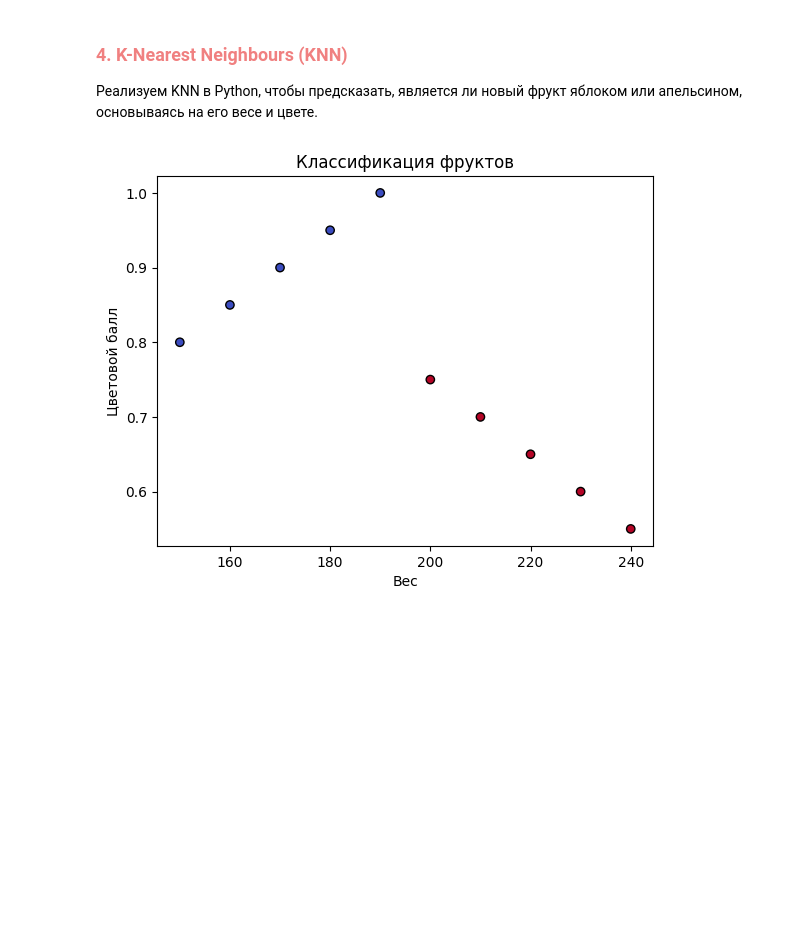
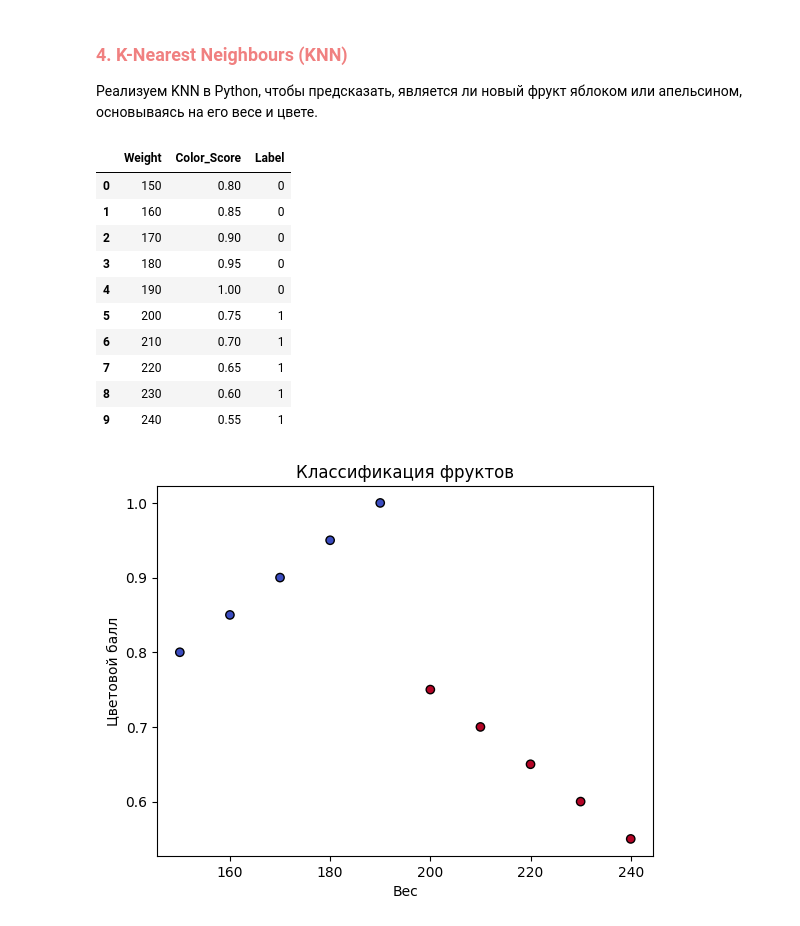
Before and after one commit to gggvitalii90/python_analytics_ich_120925, a Jupyter notebook: notebooks/Python for DA_L21_2-for_students.ipynb, the cells around one changed output. Saved outputs shown, nothing was run; the diff lists cells and outputs as text; code cells hidden in the pictures; blank space fills up the shorter version.

```diff
--- a/notebooks/Python for DA_L21_2-for_students.ipynb
+++ b/notebooks/Python for DA_L21_2-for_students.ipynb
@@ -218,11 +218,24 @@ from sklearn.neighbors import KNeighborsClassifier
 # %%
 # Создание примера набора данных
 data = {
     'Weight': [150, 160, 170, 180, 190, 200, 210, 220, 230, 240],
     'Color_Score': [0.8, 0.85, 0.9, 0.95, 1.0, 0.75, 0.7, 0.65, 0.6, 0.55],
     'Label': [0, 0, 0, 0, 0, 1, 1, 1, 1, 1] # 0 для яблока, 1 для апельсина
 }
 df = pd.DataFrame(data)
+df
+# %% [output]
+|  | Weight | Color_Score | Label |
+| 0 | 150 | 0.80 | 0 |
+| 1 | 160 | 0.85 | 0 |
+| 2 | 170 | 0.90 | 0 |
+| 3 | 180 | 0.95 | 0 |
+| 4 | 190 | 1.00 | 0 |
+| 5 | 200 | 0.75 | 1 |
+| 6 | 210 | 0.70 | 1 |
+| 7 | 220 | 0.65 | 1 |
+| 8 | 230 | 0.60 | 1 |
+| 9 | 240 | 0.55 | 1 |
 # %%
 # Построение графика точек данных
 plt.scatter(df['Weight'], df['Color_Score'], c = df['Label'], cmap = 'coolwarm', edgecolors = 'k')
```
Also changed, not shown: parts of 13 cells of this notebook, 8 other files.
